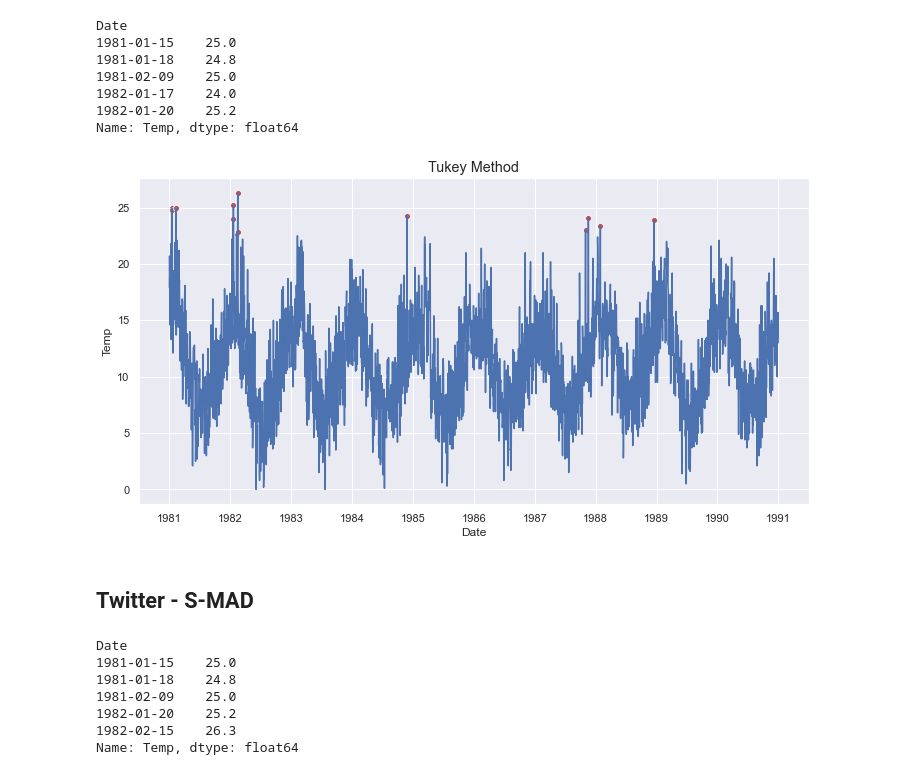
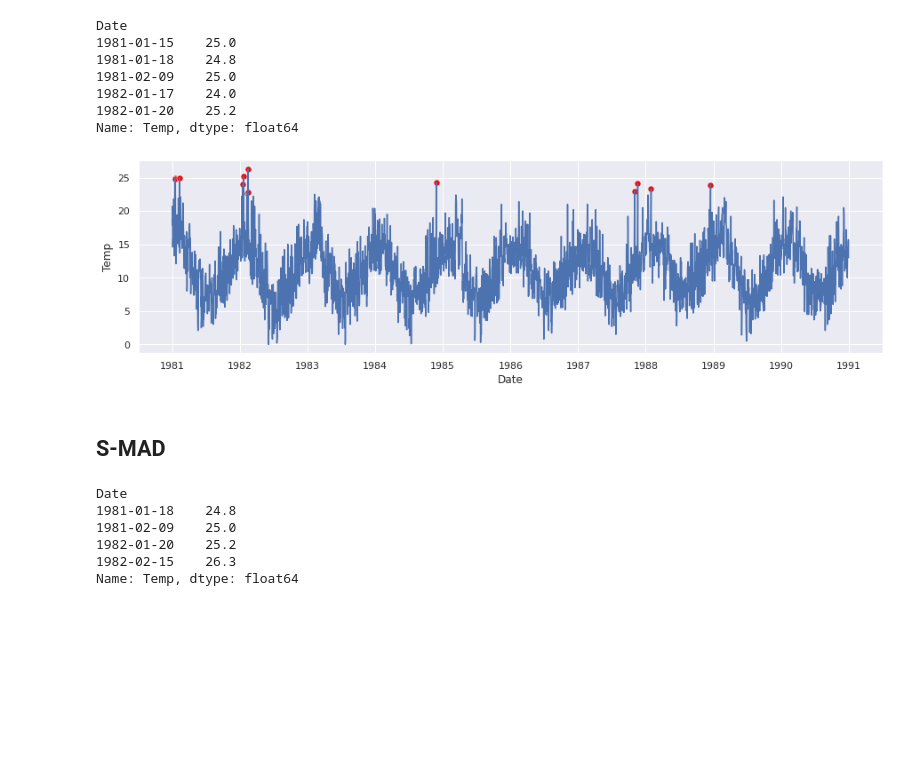
Before and after one commit to Fillipedem/pyanomaly, a Jupyter notebook: index.ipynb, the cells around one changed output. Cells and saved outputs as stored; diff of their text form; code cells hidden in the pictures; blank space fills up the shorter version.

```diff
--- a/index.ipynb
+++ b/index.ipynb
@@ -71,9 +67,9 @@ plt.title('Zscore Robusto', fontsize='large');
 tu = Tukey()
 
 tu.fit(df['Temp'])
-outliers = tu.predict(df['Temp'])
+anomalies = tu.predict(df['Temp'])
 
-outliers.head()
+anomalies.head()
 # %% [output]
 Date
 1981-01-15    25.0
@@ -82,24 +78,17 @@ Date
 1982-01-17    24.0
 1982-01-20    25.2
 Name: Temp, dtype: float64
-# %%
-fig, ax = plt.subplots(1, 1, figsize=(12, 6))
-
-sns.lineplot(x=df.index, y=df['Temp'], ax=ax)
-sns.scatterplot(x=outliers.index, y=outliers,
-                color='r', ax=ax)
-
-plt.title('Tukey Method', fontsize='large');
-# %% [output]
-[figure, removed]
+# %%
+plot_anomalies(df['Temp'], anomalies, figsize=(15, 4));
+# %% [output]
+[figure, added]
 # %% [markdown]
-## Twitter - S-MAD
+## S-MAD
 # %%
-outliers = twitter(df['Temp'], period=12)
-outliers.head()
+anomalies = smad(df['Temp'], period=12)
+anomalies.head()
 # %% [output]
 Date
-1981-01-15    25.0
 1981-01-18    24.8
 1981-02-09    25.0
 1982-01-20    25.2
```
Also changed, not shown: parts of 7 cells of this notebook, 6 other files.
